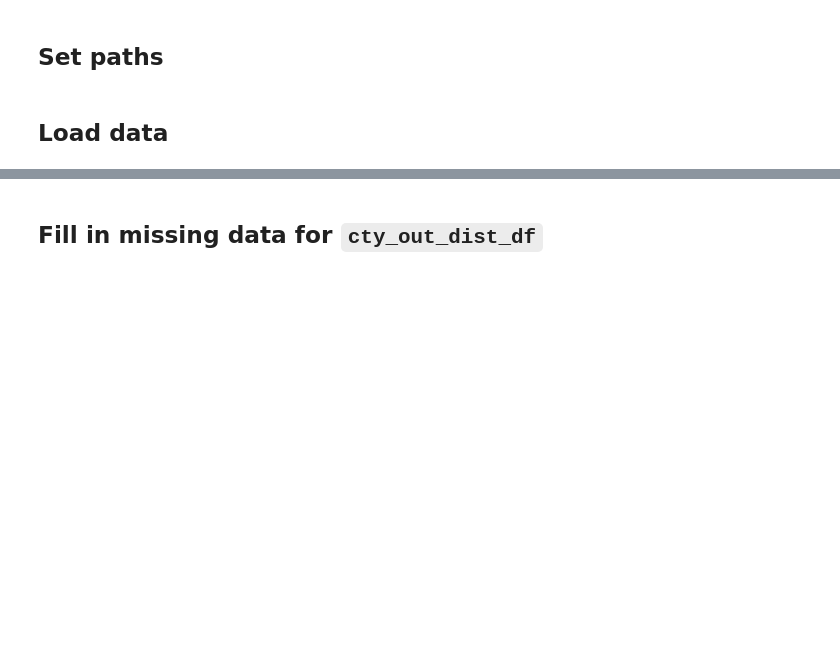
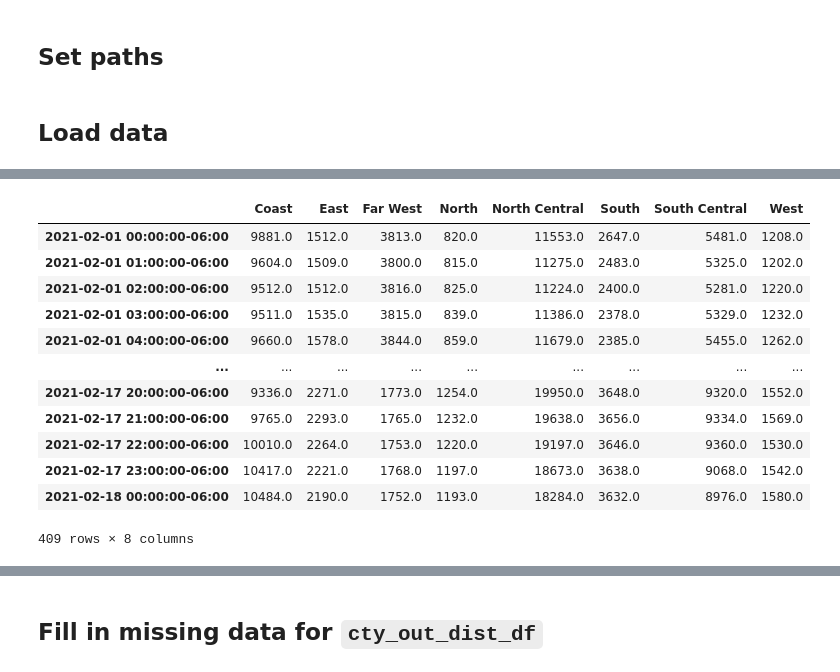
Before and after one commit to samgdotson/energy-lab, a Jupyter notebook: 2021-TX-Power-Outage/notebooks/code-replicate.ipynb, the cells around one changed output, grey strips where cells are left out. Cells and saved outputs as stored; diff of their text form; code cells hidden in the pictures; blank space fills up the shorter version.

```diff
--- a/2021-TX-Power-Outage/notebooks/code-replicate.ipynb
+++ b/2021-TX-Power-Outage/notebooks/code-replicate.ipynb
@@ -105,0 +123,16 @@ def read_county_df(path):
+# %%
+load_df.reindex(study_index).dropna(axis=0)
+# %% [output]
+|  | Coast | East | Far West | North | North Central | South | South Central | West |
+| 2021-02-01 00:00:00-06:00 | 9881.0 | 1512.0 | 3813.0 | 820.0 | 11553.0 | 2647.0 | 5481.0 | 1208.0 |
+| 2021-02-01 01:00:00-06:00 | 9604.0 | 1509.0 | 3800.0 | 815.0 | 11275.0 | 2483.0 | 5325.0 | 1202.0 |
+| 2021-02-01 02:00:00-06:00 | 9512.0 | 1512.0 | 3816.0 | 825.0 | 11224.0 | 2400.0 | 5281.0 | 1220.0 |
+| 2021-02-01 03:00:00-06:00 | 9511.0 | 1535.0 | 3815.0 | 839.0 | 11386.0 | 2378.0 | 5329.0 | 1232.0 |
+| 2021-02-01 04:00:00-06:00 | 9660.0 | 1578.0 | 3844.0 | 859.0 | 11679.0 | 2385.0 | 5455.0 | 1262.0 |
+| ... | ... | ... | ... | ... | ... | ... | ... | ... |
+| 2021-02-17 20:00:00-06:00 | 9336.0 | 2271.0 | 1773.0 | 1254.0 | 19950.0 | 3648.0 | 9320.0 | 1552.0 |
+| 2021-02-17 21:00:00-06:00 | 9765.0 | 2293.0 | 1765.0 | 1232.0 | 19638.0 | 3656.0 | 9334.0 | 1569.0 |
+| 2021-02-17 22:00:00-06:00 | 10010.0 | 2264.0 | 1753.0 | 1220.0 | 19197.0 | 3646.0 | 9360.0 | 1530.0 |
+| 2021-02-17 23:00:00-06:00 | 10417.0 | 2221.0 | 1768.0 | 1197.0 | 18673.0 | 3638.0 | 9068.0 | 1542.0 |
+| 2021-02-18 00:00:00-06:00 | 10484.0 | 2190.0 | 1752.0 | 1193.0 | 18284.0 | 3632.0 | 8976.0 | 1580.0 |
+409 rows × 8 columns
```
Also changed, not shown: parts of 12 cells of this notebook.
